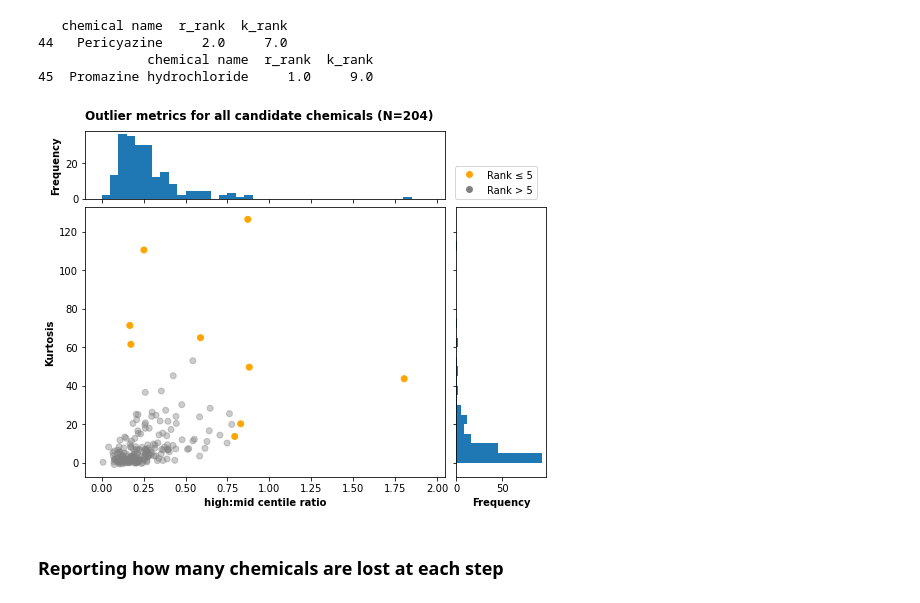
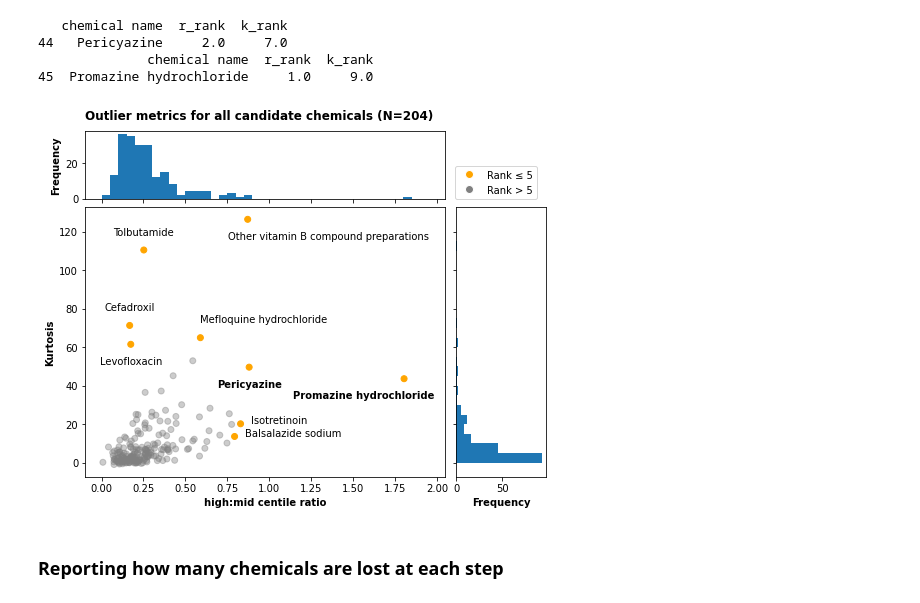
Before and after one commit to ebmdatalab/kurtosis-pericyazine, a Jupyter notebook: notebooks/outlier-analysis_target-identification.ipynb, the cells around one changed output. Cells and saved outputs as stored; diff of their text form; code cells hidden in the pictures.

```diff
--- a/notebooks/outlier-analysis_target-identification.ipynb
+++ b/notebooks/outlier-analysis_target-identification.ipynb
@@ -379,7 +379,7 @@ data_to_plot.set_index('label', inplace=True)
 
 ## Which chemicals to highlight?
 data_to_plot['group'] = f"Rank > {n_to_label}"
-data_to_plot.loc[(data_to_plot.r_rank<=n_to_label)|(data_to_plot.k_rank<=n_to_label), 'group'] = f"Rank ≤ {n_to_label}"
+data_to_plot.loc[(data_to_plot.r_rank<=n_to_label)|(data_to_plot.k_rank<=n_to_label), 'group'] = 'Rank ≤ 5'
 colour_map = {f"Rank ≤ {n_to_label}":'orange', f"Rank > {n_to_label}":'grey'}
 alpha_map = {f"Rank ≤ {n_to_label}":1, f"Rank > {n_to_label}":0.4}
 # %%
@@ -432,35 +432,35 @@ scatter_hist(x, y,
              y_bins = np.arange(0,130,5) )
 
 # specify the location of chemical names manually so that labels don't clash
 for k, v in data_to_plot.iterrows():
-    if v.group == f"Rank <= {n_to_label}":
+    if v.group == f"Rank ≤ {n_to_label}":
         if ( k in ['Tolbutamide', 'Cefadroxil'] ):
             ax.annotate(k, (v['ratio'], v['kurtosis']), textcoords="offset points", xytext=(0,15), ha='center' )
         elif ( k in ['Mefloquine hydrochloride'] ):
             ax.annotate(k, (v['ratio'], v['kurtosis']), textcoords="offset points", xytext=(0,15), ha='left' )
         elif ( k in ['Pericyazine'] ):
             ax.annotate(k, (v['ratio'], v['kurtosis']), textcoords="offset points", xytext=(0,-20), ha='center', weight="bold" )
         elif ( k in ['Levofloxacin'] ):
             ax.annotate(k, (v['ratio'], v['kurtosis']), textcoords="offset points", xytext=(0,-20), ha='center' )
         elif ( k in ['Other vitamin B compound preparations'] ):
             ax.annotate(k, (v['ratio'], v['kurtosis']), textcoords="offset points", xytext=(-20,-20), ha='left' )
         elif ( k in ['Isotretinoin','Balsalazide sodium'] ):
             ax.annotate(k, (v['ratio'], v['kurtosis']), textcoords="offset points", xytext=(10,0), ha='left' )
         elif ( k in ['Promazine hydrochloride'] ):
             ax.annotate(k, (v['ratio'], v['kurtosis']), textcoords="offset points", xytext=(30,-20), ha='right', weight="bold")
         else:
             ax.annotate(k, (v['ratio'], v['kurtosis']), textcoords="offset points", xytext=(20,-20), ha='right', rotation=30)
 
 handles = [Line2D([0], [0], marker='o', color='w', markerfacecolor=v, label=k, markersize=8) for k, v in colour_map.items()]
 ax.legend(title='', handles=handles, loc=[1.029,1.03])
 plt.suptitle(f"Outlier metrics for all candidate chemicals (N={num_chemicals_plotted})", weight="bold", x=0.1, y=0.95, horizontalalignment="left")
 plt.gcf().set_size_inches(8, 6)
 
 plt.savefig('../output/ratio_kurtosis_plot_with_histograms.png', dpi=300, bbox_inches='tight')
 
 plt.show()
 # %% [output]
-[figure, old version]
+[figure, new version]
 # %% [markdown]
 ### Reporting how many chemicals are lost at each step
 # %%
```
Also changed, not shown: 2 other files.
